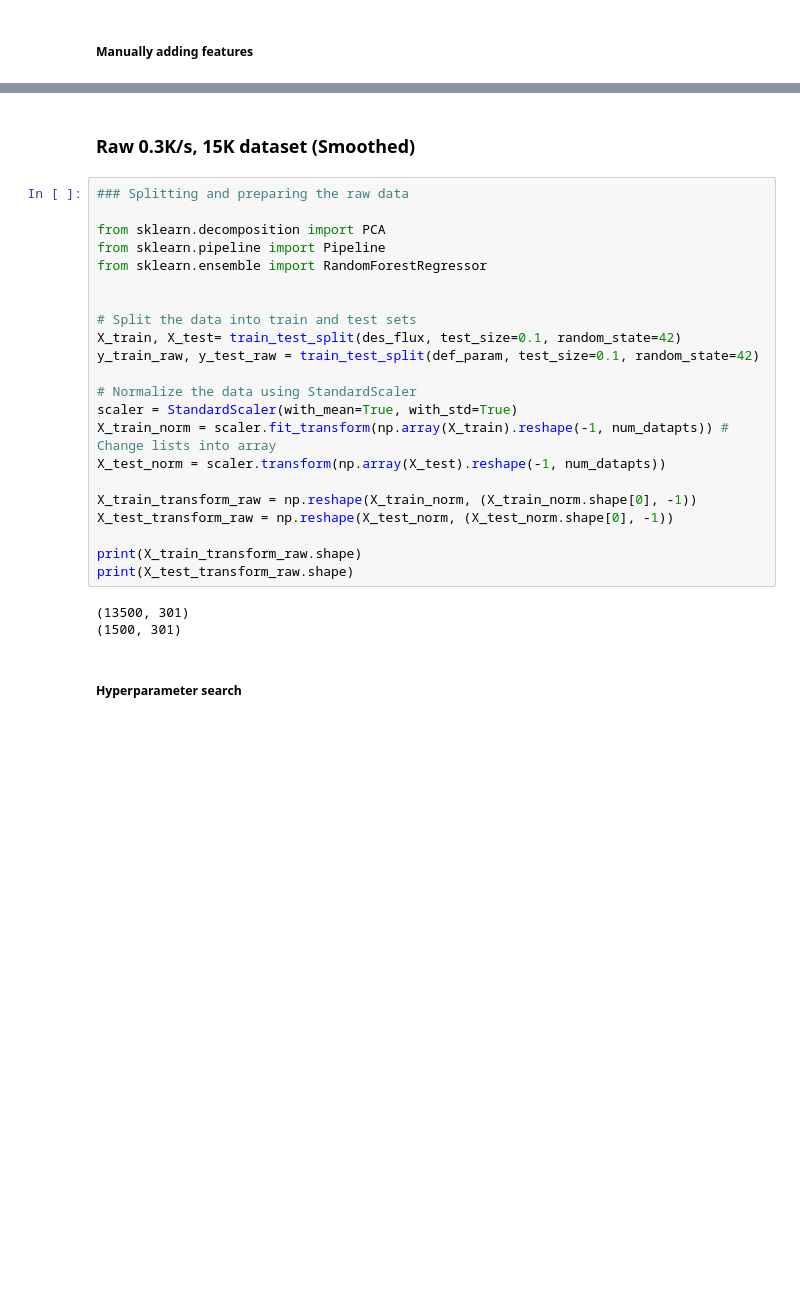
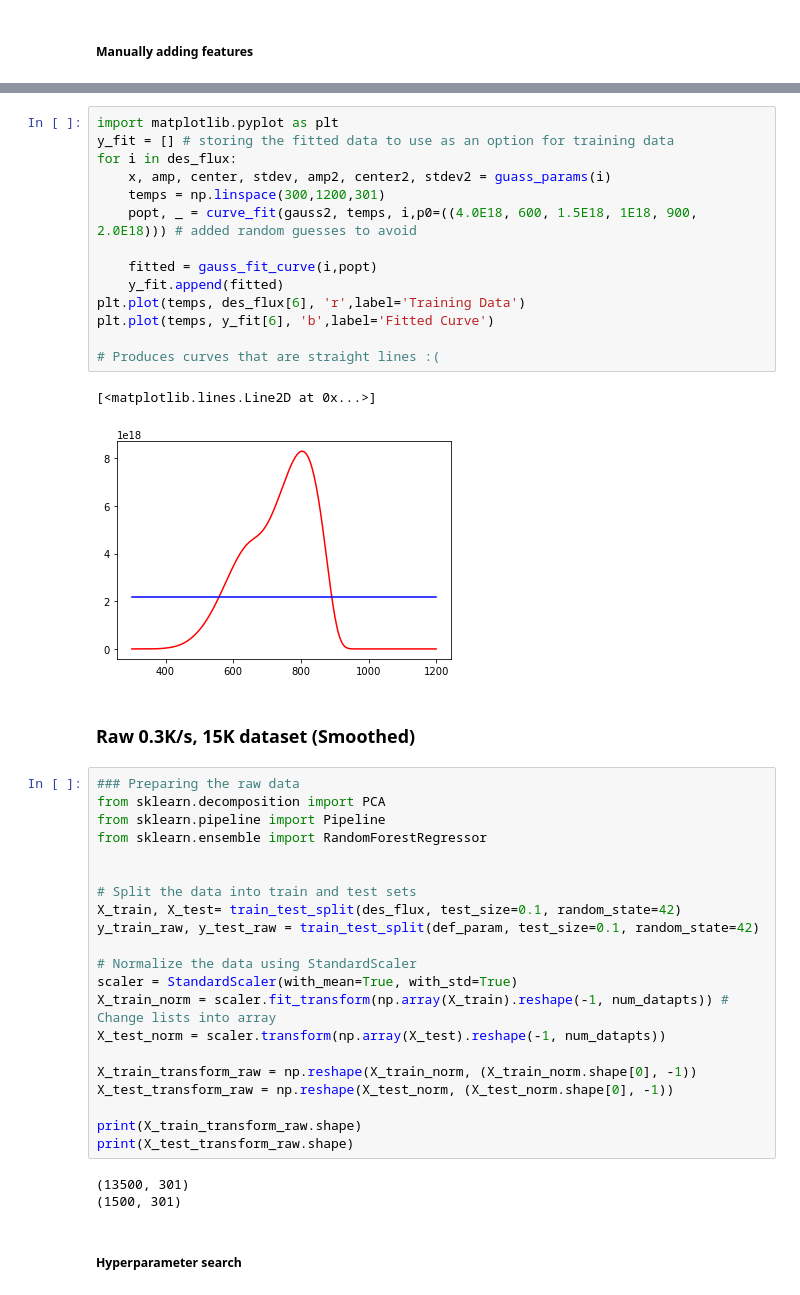
Before and after one commit to telmar3/NANO120B_QuickTDS, a Jupyter notebook: RFR/rfr_bayes.ipynb, the cells around one changed output, grey strips where cells are left out. Saved outputs shown, nothing was run; the diff lists cells and outputs as text; blank space fills up the shorter version.

```diff
--- a/RFR/rfr_bayes.ipynb
+++ b/RFR/rfr_bayes.ipynb
@@ -153,8 +210,24 @@ display(features_matrix)
+# %%
+import matplotlib.pyplot as plt
+y_fit = [] # storing the fitted data to use as an option for training data
+for i in des_flux:
+    x, amp, center, stdev, amp2, center2, stdev2 = guass_params(i)
+    temps = np.linspace(300,1200,301)
+    popt, _ = curve_fit(gauss2, temps, i,p0=((4.0E18, 600, 1.5E18, 1E18, 900, 2.0E18))) # added random guesses to avoid
+
+    fitted = gauss_fit_curve(i,popt)
+    y_fit.append(fitted)
+plt.plot(temps, des_flux[6], 'r',label='Training Data')
+plt.plot(temps, y_fit[6], 'b',label='Fitted Curve')
+
+# Produces curves that are straight lines :(
+# %% [output]
+[<matplotlib.lines.Line2D at 0x...>]
+[figure, added]
 # %% [markdown]
 ### Raw 0.3K/s, 15K dataset (Smoothed)
 # %%
-### Splitting and preparing the raw data
-
+### Preparing the raw data
 from sklearn.decomposition import PCA
 from sklearn.pipeline import Pipeline
 from sklearn.ensemble import RandomForestRegressor
```
Also changed, not shown: parts of 33 cells of this notebook.
